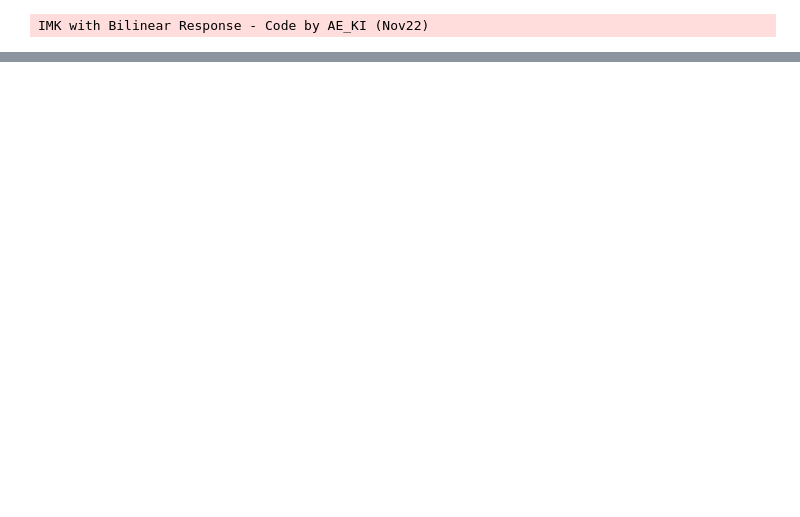
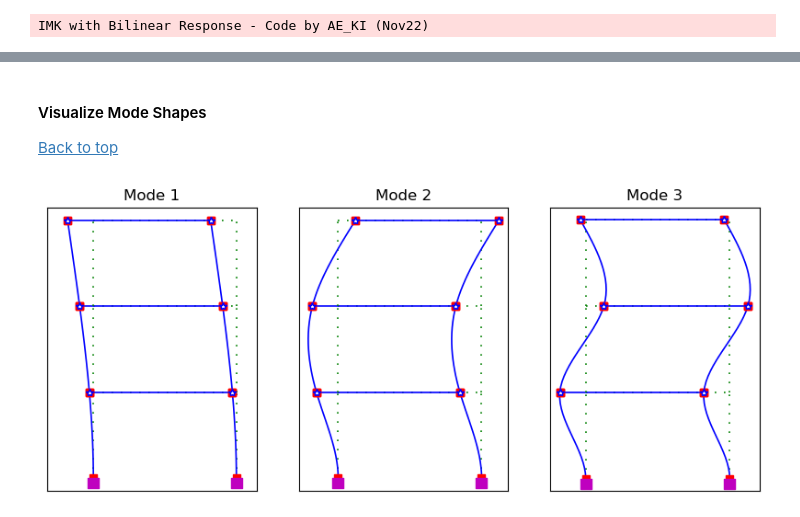
Before and after one commit to hkaragah/hkaragah.github.io, a Jupyter notebook: structure/opensees/two_story_mrf.ipynb, the cells around one changed output, grey strips where cells are left out. Cells and saved outputs as stored; diff of their text form; code cells hidden in the pictures; blank space fills up the shorter version.

Commit message:
Modified shape.py, two_story_mrf.ipynb, and scbf.ipynb.

```diff
--- a/structure/opensees/two_story_mrf.ipynb
+++ b/structure/opensees/two_story_mrf.ipynb
@@ -350,0 +553,15 @@ IMK with Bilinear Response - Code by AE_KI (Nov22)
+# %% [markdown]
+#### Visualize Mode Shapes
+
+[Back to top](#top)
+# %%
+fig, axes = plt.subplots(1, nEigens, figsize=(10,4))
+axes = axes.flatten()
+
+for i, ax in enumerate(axes):
+    opsv.plot_mode_shape(modeNo=i+1, ax=ax)
+    ax.set_title(f'Mode {i+1}')
+    ax.xaxis.set_visible(False)
+    ax.yaxis.set_visible(False)
+# %% [output]
+[figure, added]
```
Also changed, not shown: parts of 21 cells of this notebook, 5 other files.
